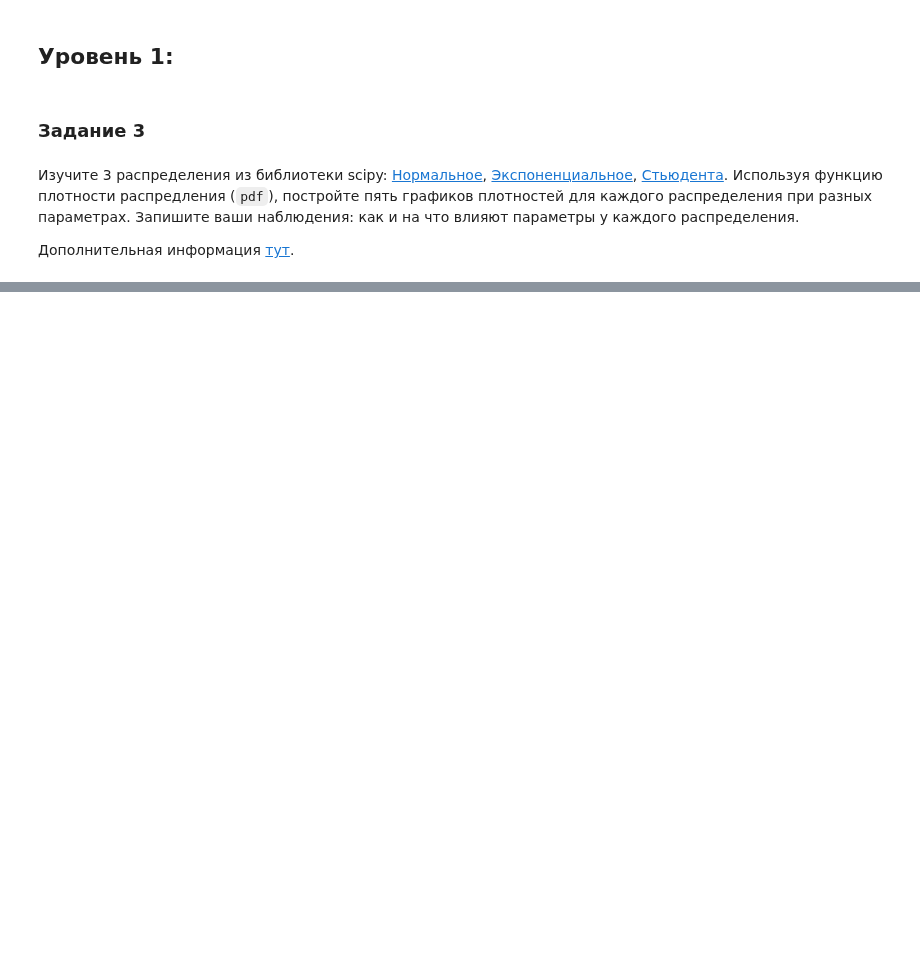
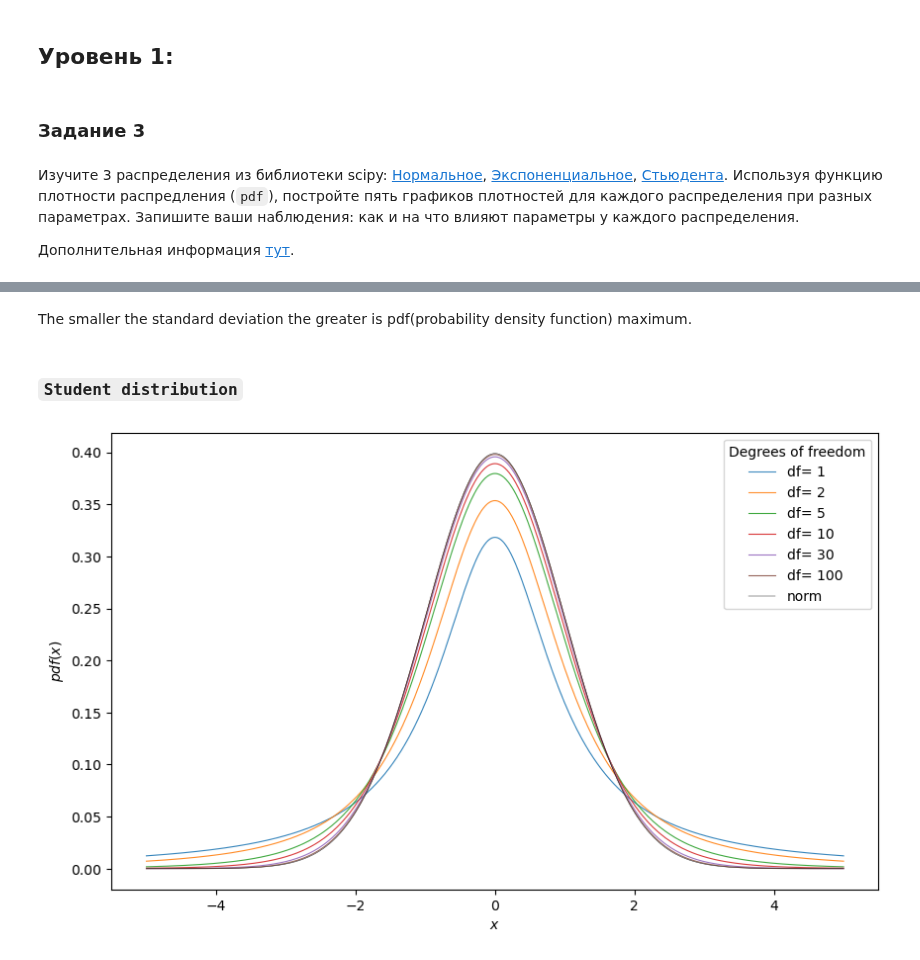
Before and after one commit to IgorBeHolder/Netology, a Jupyter notebook: math_LA_HW_8.ipynb, the cells around one changed output, grey strips where cells are left out. Cells and saved outputs as stored; diff of their text form; code cells hidden in the pictures; blank space fills up the shorter version.

```diff
--- a/math_LA_HW_8.ipynb
+++ b/math_LA_HW_8.ipynb
@@ -50,0 +127,23 @@ A3 - монеты 1 и 3 упали одной и той же стороной.
+# %% [markdown]
+The smaller the standard deviation the greater is pdf(probability density function) maximum.
+# %% [markdown]
+### `Student distribution`
+# %%
+n1 = [(1,0),(2,0),(5,0),(10,0),(30,0),(100,0)]
+x = np.linspace(-5,5,1000)
+
+fig, ax = plt.subplots(figsize=(10,6))
+for k in range(len(n1)):
+
+    rv = sts.t(df= n1[k][0],loc=n1[k][1])
+    y= rv.pdf(x)
+    sns.lineplot(x=x, y= y, alpha=.9 , linewidth=.8, label= f'df= {n1[k][0]} ')
+    # plt.text(x= 0, y=y.max()*.99, s= f'$df$= {n1[k][0]}')
+
+sns.lineplot(x=x, y= sts.norm.pdf(x), linewidth=.3 , color= 'k',label="norm")
+plt.legend(title= "Degrees of freedom")
+plt.ylabel('$pdf(x)$')
+plt.xlabel('$x$')
+plt.show()
+# %% [output]
+[figure, added]
```
Also changed, not shown: parts of 13 cells of this notebook, 3 other files.
